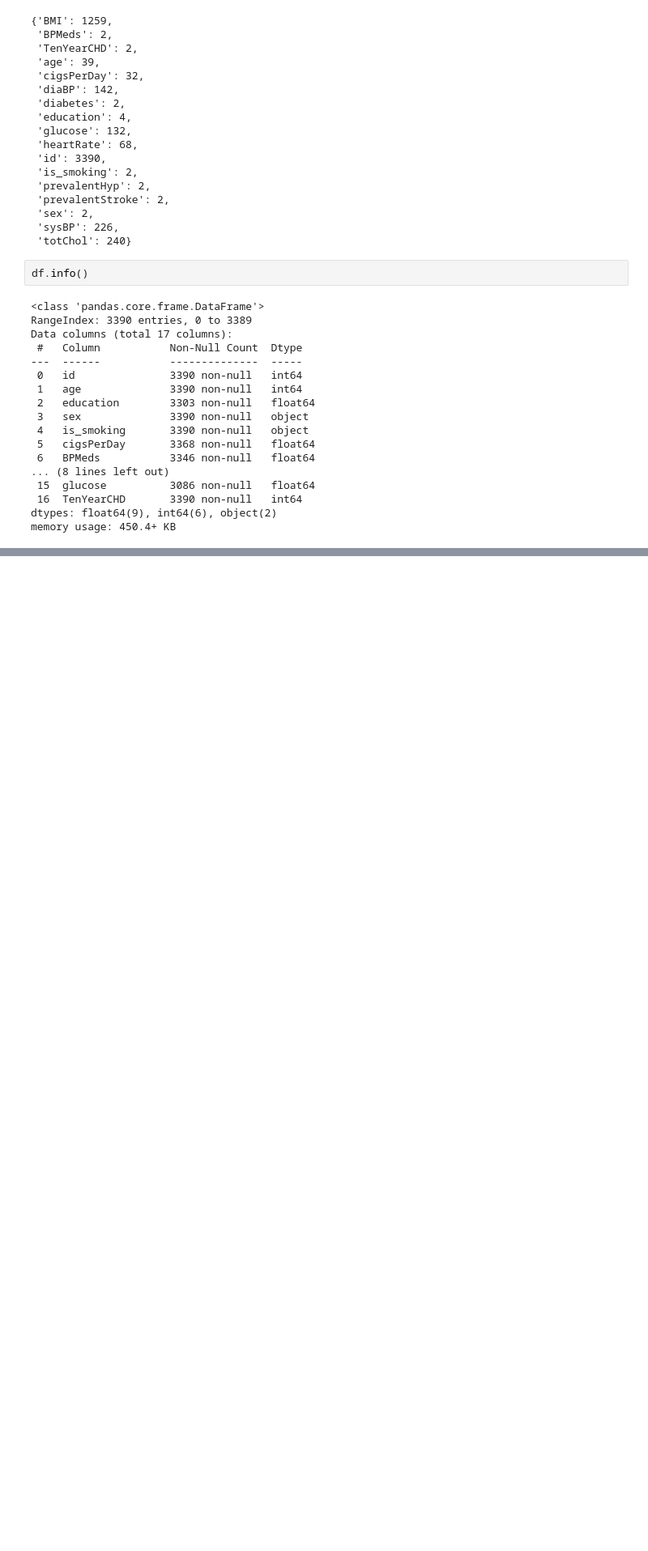
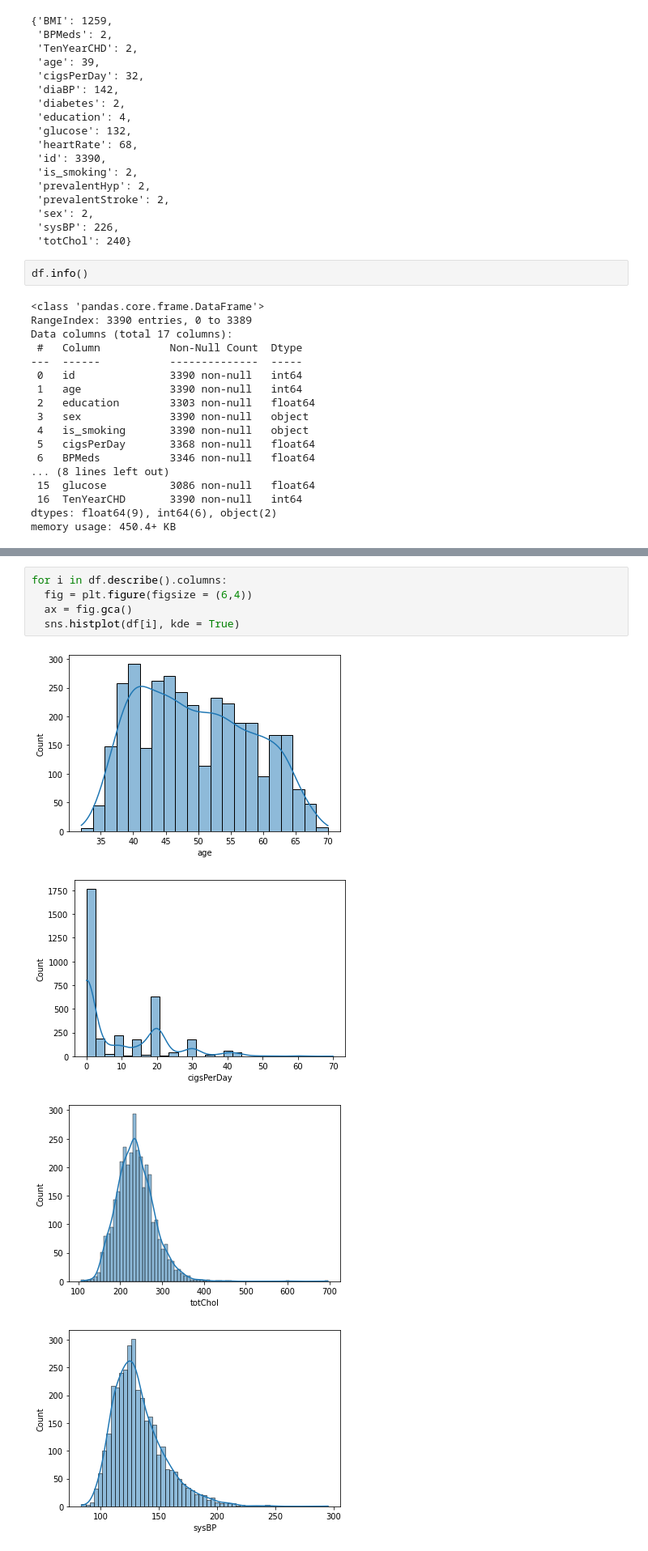
Before and after one commit to kumarlova/Cardiovascular-Risk-prediction-, a Jupyter notebook: Copy_of_Cardiovascular_Risk_prediction.ipynb, the cells around one changed output, grey strips where cells are left out. Shown at 81% size. Saved outputs shown, nothing was run; the diff lists cells and outputs as text; blank space fills up the shorter version.

```diff
--- a/Copy_of_Cardiovascular_Risk_prediction.ipynb
+++ b/Copy_of_Cardiovascular_Risk_prediction.ipynb
@@ -886,0 +280,10 @@ Best: 0.998328 using {'C': 10, 'penalty': 'l2', 'solver': 'lbfgs'}
+# %%
+for i in df.describe().columns:
+  fig = plt.figure(figsize = (6,4))
+  ax = fig.gca()
+  sns.histplot(df[i], kde = True)
+# %% [output]
+[figure, added]
+[figure, added]
+[figure, added]
+[figure, added]
```
Also changed, not shown: parts of 114 cells of this notebook.
